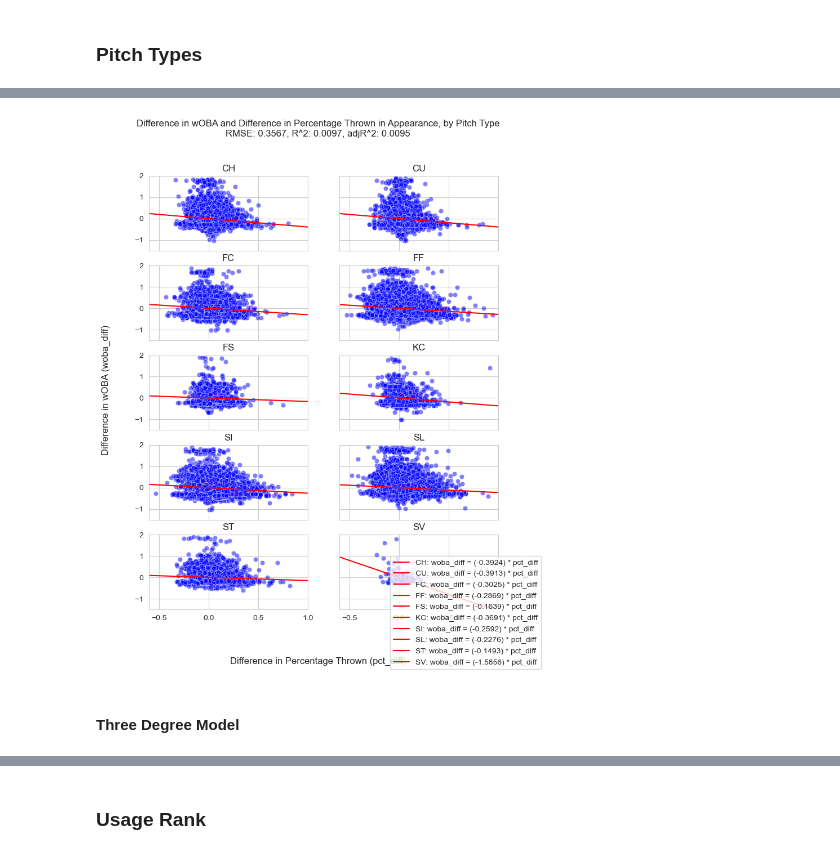
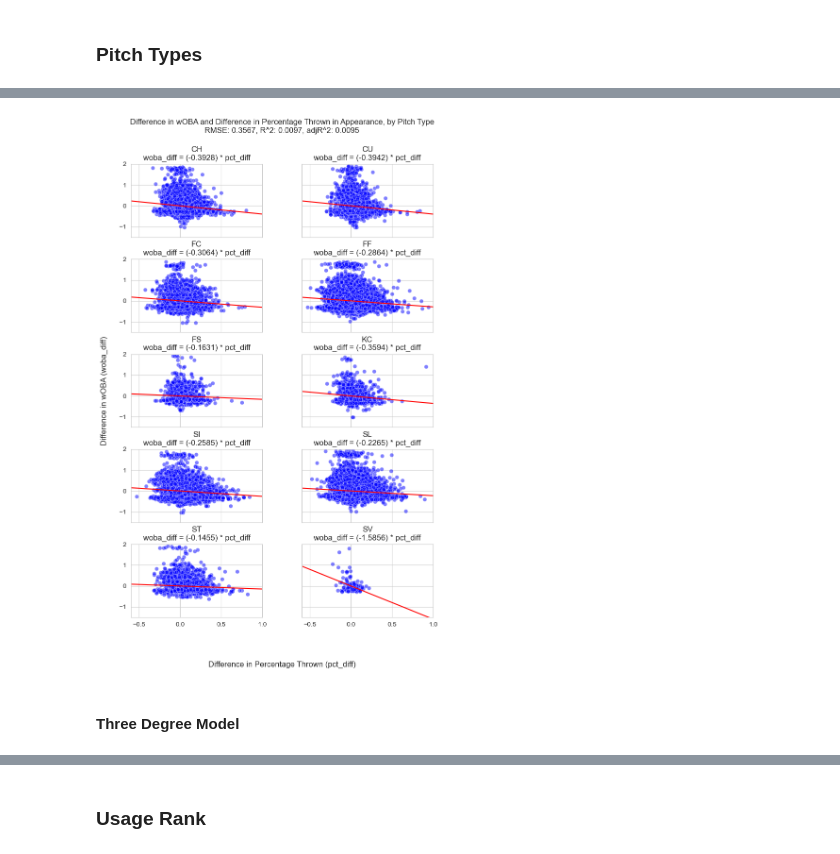
Before and after one commit to jackhinde/OptimizingPitchMix, a Jupyter notebook: PitchUseAndPerformance.ipynb, the cells around one changed output, grey strips where cells are left out. Drawn from its saved outputs; the diff is of its cells as text; code cells hidden in the pictures.

```diff
--- a/PitchUseAndPerformance.ipynb
+++ b/PitchUseAndPerformance.ipynb
@@ -1562,7 +1608,7 @@ adj_r_squared: 0.0095
 # %%
 sns.set_style("whitegrid");
 
-f, ax = plt.subplots(5, 2, figsize=(8, 10), sharex=True, sharey=True)
+f, ax = plt.subplots(5, 2, figsize=(8, 12), sharex=True, sharey=True)
 sns.scatterplot(x='pct_diff', y='woba_diff', color='blue', alpha=0.5, data=appearances[(appearances['is_CU'] == 0) &
                                                                                        (appearances['is_FC'] == 0) &
                                                                                        (appearances['is_FF'] == 0) &
@@ -1599,66 +1645,47 @@ sns.lineplot(x=x_values, y=y_values_CU, color='red', ax=ax[0, 1]);
 sns.lineplot(x=x_values, y=y_values_FC, color='red', ax=ax[1, 0]);
 sns.lineplot(x=x_values, y=y_values_FF, color='red', ax=ax[1, 1]);
 sns.lineplot(x=x_values, y=y_values_FS, color='red', ax=ax[2, 0]);
 sns.lineplot(x=x_values, y=y_values_KC, color='red', ax=ax[2, 1]);
 sns.lineplot(x=x_values, y=y_values_SI, color='red', ax=ax[3, 0]);
 sns.lineplot(x=x_values, y=y_values_SL, color='red', ax=ax[3, 1]);
 sns.lineplot(x=x_values, y=y_values_ST, color='red', ax=ax[4, 0]);
 sns.lineplot(x=x_values, y=y_values_SV, color='red', ax=ax[4, 1]);
 
-ax[0, 0].set_title("CH");
-ax[0, 1].set_title("CU");
-ax[1, 0].set_title("FC");
-ax[1, 1].set_title("FF");
-ax[2, 0].set_title("FS");
-ax[2, 1].set_title("KC");
-ax[3, 0].set_title("SI");
-ax[3, 1].set_title("SL");
-ax[4, 0].set_title("ST");
-ax[4, 1].set_title("SV");
+ax[0, 0].set_title(f"CH\nwoba_diff = ({round(outputs_appt1[1], 4)}) * pct_diff");
+ax[0, 1].set_title(f"CU\nwoba_diff = ({round((outputs_appt1[1] + outputs_appt1[2]), 4)}) * pct_diff");
+ax[1, 0].set_title(f"FC\nwoba_diff = ({round((outputs_appt1[1] + outputs_appt1[3]), 4)}) * pct_diff");
+ax[1, 1].set_title(f"FF\nwoba_diff = ({round((outputs_appt1[1] + outputs_appt1[4]), 4)}) * pct_diff");
+ax[2, 0].set_title(f"FS\nwoba_diff = ({round((outputs_appt1[1] + outputs_appt1[5]), 4)}) * pct_diff");
+ax[2, 1].set_title(f"KC\nwoba_diff = ({round((outputs_appt1[1] + outputs_appt1[6]), 4)}) * pct_diff");
+ax[3, 0].set_title(f"SI\nwoba_diff = ({round((outputs_appt1[1] + outputs_appt1[7]), 4)}) * pct_diff");
+ax[3, 1].set_title(f"SL\nwoba_diff = ({round((outputs_appt1[1] + outputs_appt1[8]), 4)}) * pct_diff");
+ax[4, 0].set_title(f"ST\nwoba_diff = ({round((outputs_appt1[1] + outputs_appt1[9]), 4)}) * pct_diff");
+ax[4, 1].set_title(f"SV\nwoba_diff = ({round((outputs_appt1[1] + outputs_appt1[10]), 4)}) * pct_diff");
 
 for i in range(0, 5):
     for j in range(0, 2):
         ax[i, j].set_xlim(left=-0.6, right=1);
         ax[i, j].set_ylim(bottom=-1.5, top=2);
 
 
 # set title
 f.suptitle(f"Difference in wOBA and Difference in Percentage Thrown in Appearance, by Pitch Type\nRMSE: {round(outputs_appt1[11], 4)}, R^2: {round(outputs_appt1[12], 4)}, adjR^2: {round(outputs_appt1[13], 4)}");
 # set x-axis label
 f.supxlabel("Difference in Percentage Thrown (pct_diff)");
 # set y-axis label
 f.supylabel("Difference in wOBA (woba_diff)");
 for i in range(0, 5):
     for j in range(0, 2):
         # set x-axis label
         ax[i, j].set_xlabel("");
         # set y-axis label
         ax[i, j].set_ylabel("");
 
-legend_label_CH = f"CH: woba_diff = ({round(outputs_appt1[1], 4)}) * pct_diff"
-legend_label_CU = f"CU: woba_diff = ({round((outputs_appt1[1] + outputs_appt1[2]), 4)}) * pct_diff"
-legend_label_FC = f"FC: woba_diff = ({round((outputs_appt1[1] + outputs_appt1[3]), 4)}) * pct_diff"
-legend_label_FF = f"FF: woba_diff = ({round((outputs_appt1[1] + outputs_appt1[4]), 4)}) * pct_diff"
-legend_label_FS = f"FS: woba_diff = ({round((outputs_appt1[1] + outputs_appt1[5]), 4)}) * pct_diff"
-legend_label_KC = f"KC: woba_diff = ({round((outputs_appt1[1] + outputs_appt1[6]), 4)}) * pct_diff"
-legend_label_SI = f"SI: woba_diff = ({round((outputs_appt1[1] + outputs_appt1[7]), 4)}) * pct_diff"
-legend_label_SL = f"SL: woba_diff = ({round((outputs_appt1[1] + outputs_appt1[8]), 4)}) * pct_diff"
-legend_label_ST = f"ST: woba_diff = ({round((outputs_appt1[1] + outputs_appt1[9]), 4)}) * pct_diff"
-legend_label_SV = f"SV: woba_diff = ({round((outputs_appt1[1] + outputs_appt1[10]), 4)}) * pct_diff"
-f.legend(handles=[Line2D([], [], marker='_', color='red', label=legend_label_CH),
-                  Line2D([], [], marker='_', color='red', label=legend_label_CU),
-                  Line2D([], [], marker='_', color='red', label=legend_label_FC),
-                  Line2D([], [], marker='_', color='red', label=legend_label_FF),
-                  Line2D([], [], marker='_', color='red', label=legend_label_FS),
-                  Line2D([], [], marker='_', color='red', label=legend_label_KC),
-                  Line2D([], [], marker='_', color='red', label=legend_label_SI),
-                  Line2D([], [], marker='_', color='red', label=legend_label_SL),
-                  Line2D([], [], marker='_', color='red', label=legend_label_ST),
-                  Line2D([], [], marker='_', color='red', label=legend_label_SV)], loc=4);
+f.subplots_adjust(left=0.1, bottom=0.1, right=0.9, top=0.9, wspace=0.3, hspace=0.3);
 # %% [output]
-[figure, old version]
+[figure, new version]
-# %% [markdown]
-#### Three Degree Model
+# %% [markdown]
+#### Three Degree Model
 # %%
 columns = ['pct_diff', 'is_CU', 'is_FC', 'is_FF',
            'is_FS', 'is_KC', 'is_SI', 'is_SL',
```
Also changed, not shown: parts of 155 cells of this notebook.
